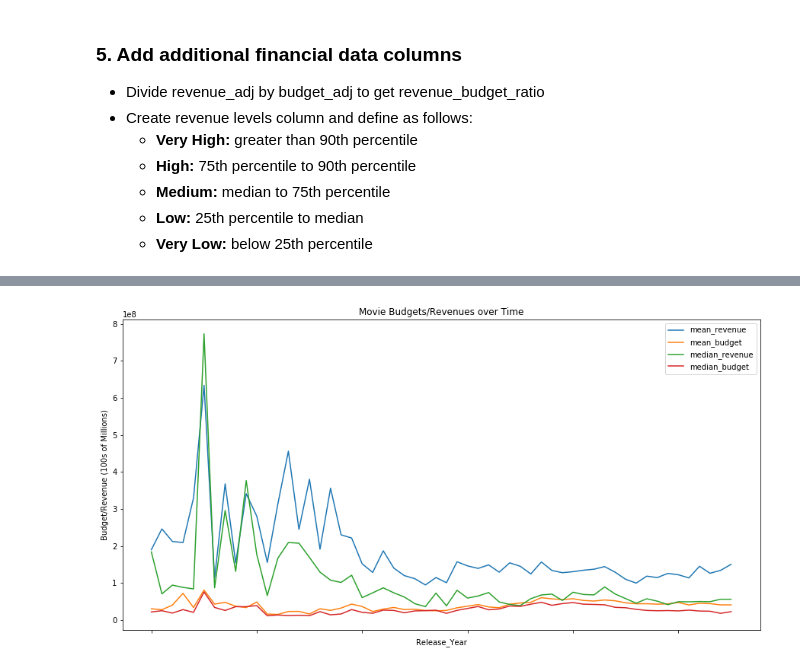
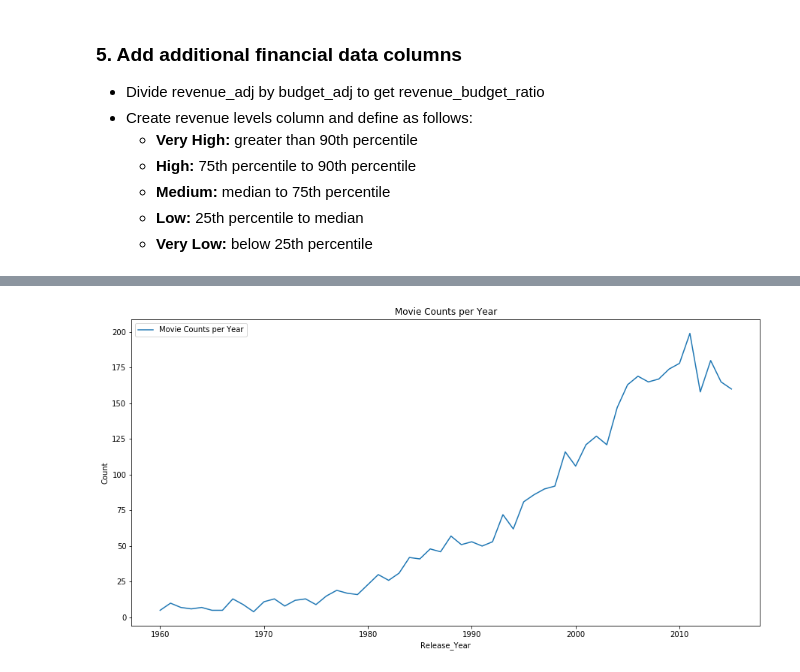
Before and after one commit to sjmiller8182/movie_dataset, a Jupyter notebook: Movies.ipynb, the cells around one changed output, grey strips where cells are left out. Saved outputs shown, nothing was run; the diff lists cells and outputs as text; code cells hidden in the pictures.

```diff
--- a/Movies.ipynb
+++ b/Movies.ipynb
@@ -273,7 +274,7 @@ for row in range(df_clean.shape[0]):
     elif (df_clean['revenue_adj'][row] >= percent_25) & (df_clean['revenue_adj'][row] < median):
         rev_levels.append('low')
     elif df_clean['revenue_adj'][row] < percent_25:
-        rev_levels.append('vevy_low')
+        rev_levels.append('very_low')
     else:
         rev_levels.append(np.nan)
 df_clean['revenue_levels'] = rev_levels
@@ -351,13 +304,9 @@ ax.set_xlabel('Release_Year');
-# %%
-plot_columns = ['revenue_adj','budget_adj','revenue_adj','budget_adj']
-labels = ['mean_revenue','mean_budget','median_revenue','median_budget']
-time_plot(data,
-          'release_year',
-          plot_columns,
-          labels,
-          'Release_Year',
-          'Budget/Revenue (100s of Millions)',
-          'Movie Budgets/Revenues over Time',
-          ag_function = ['mean','mean','median','median'])
-# %% [output]
-[figure, removed]
+# %%
+# plot the number of movies in the data for each year
+x, y = ts.get_counts(data, 'release_year', 'revenue_adj')
+line(x,y,
+    'Movie Counts per Year','Movie Counts per Year',
+    'Release_Year',
+    'Count')
+# %% [output]
+[figure, added]
```
Also changed, not shown: parts of 67 cells of this notebook.
